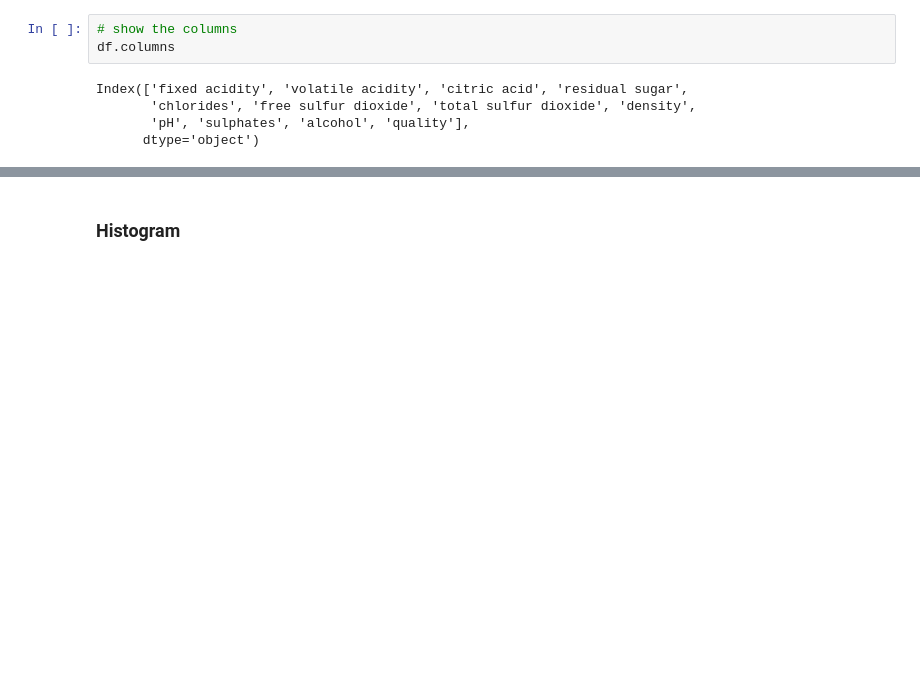
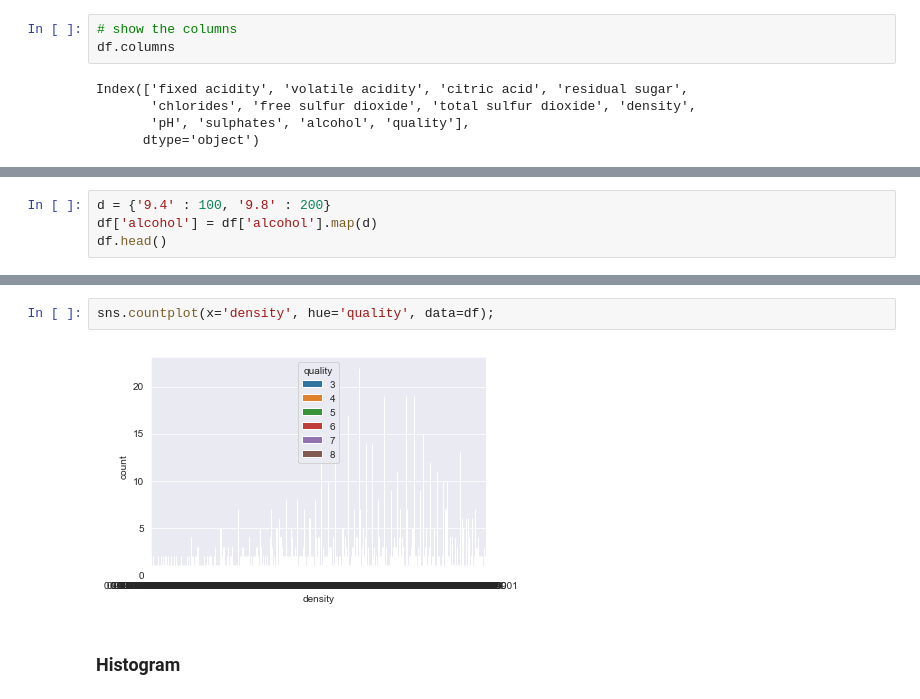
Before and after one commit to duttashi/datascience-notes, a Jupyter notebook: python notebooks/EDA.ipynb, the cells around one changed output, grey strips where cells are left out. Drawn from its saved outputs; the diff is of its cells as text; blank space fills up the shorter version.

```diff
--- a/python notebooks/EDA.ipynb
+++ b/python notebooks/EDA.ipynb
@@ -127,0 +192,4 @@ Index(['fixed acidity', 'volatile acidity', 'citric acid', 'residual sugar',
+# %%
+d = {'9.4' : 100, '9.8' : 200}
+df['alcohol'] = df['alcohol'].map(d)
+df.head()
@@ -128,3 +286,7 @@ Index(['fixed acidity', 'volatile acidity', 'citric acid', 'residual sugar',
+# %%
+sns.countplot(x='density', hue='quality', data=df);
+# %% [output]
+[figure, added]
 # %% [markdown]
 ### Histogram
 # %%
```
Also changed, not shown: parts of 23 cells of this notebook.
